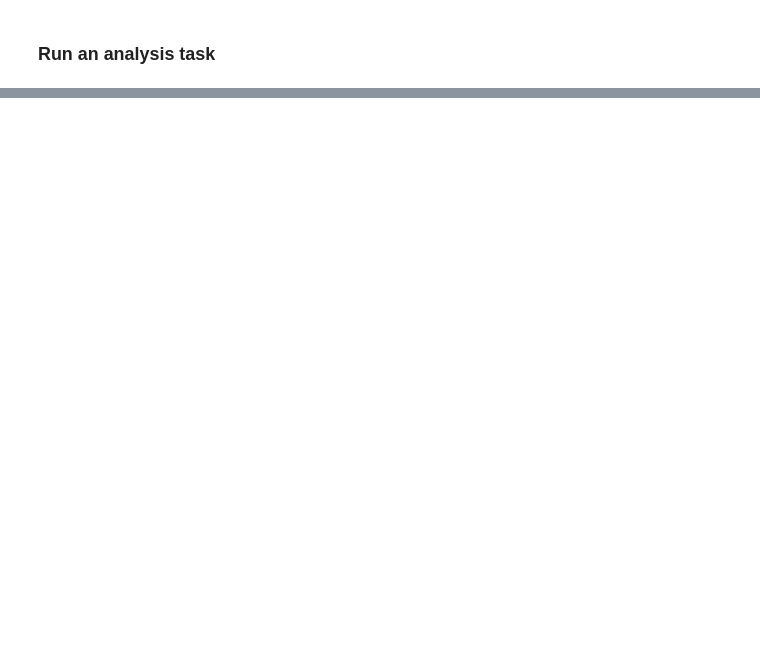
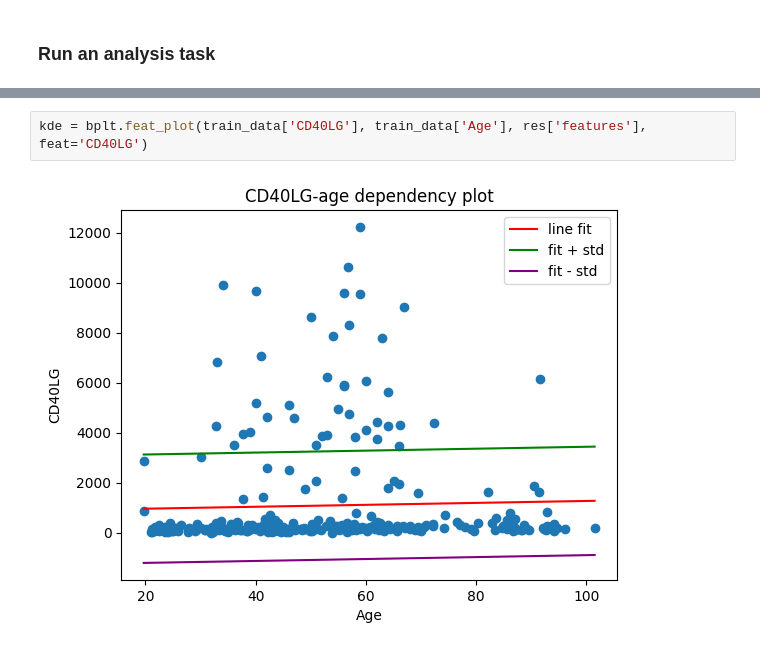
Before and after one commit to mike-live/llamba, a Jupyter notebook: samples/sample_analysis.ipynb, the cells around one changed output, grey strips where cells are left out. Saved outputs shown, nothing was run; the diff lists cells and outputs as text; blank space fills up the shorter version.

```diff
--- a/samples/sample_analysis.ipynb
+++ b/samples/sample_analysis.ipynb
@@ -85,0 +99,4 @@ Hmm, I am not sure.
+# %%
+kde = bplt.feat_plot(train_data['CD40LG'], train_data['Age'], res['features'], feat='CD40LG')
+# %% [output]
+[figure, added]
```
Also changed, not shown: parts of 8 cells of this notebook, 10 other files.
